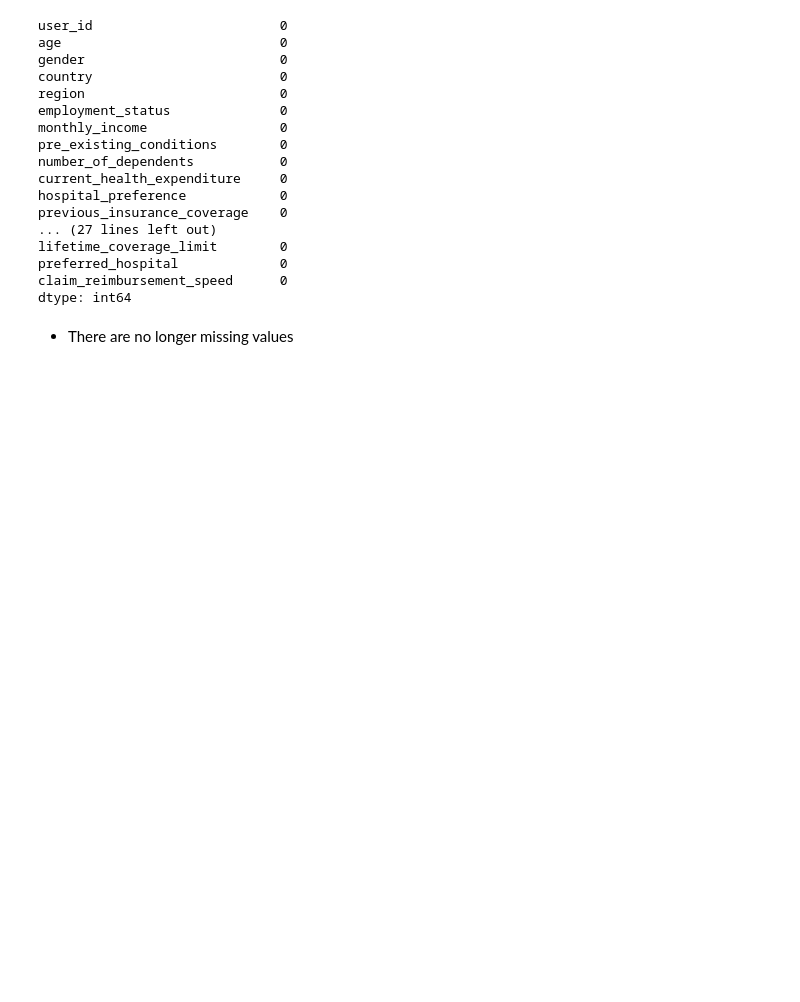
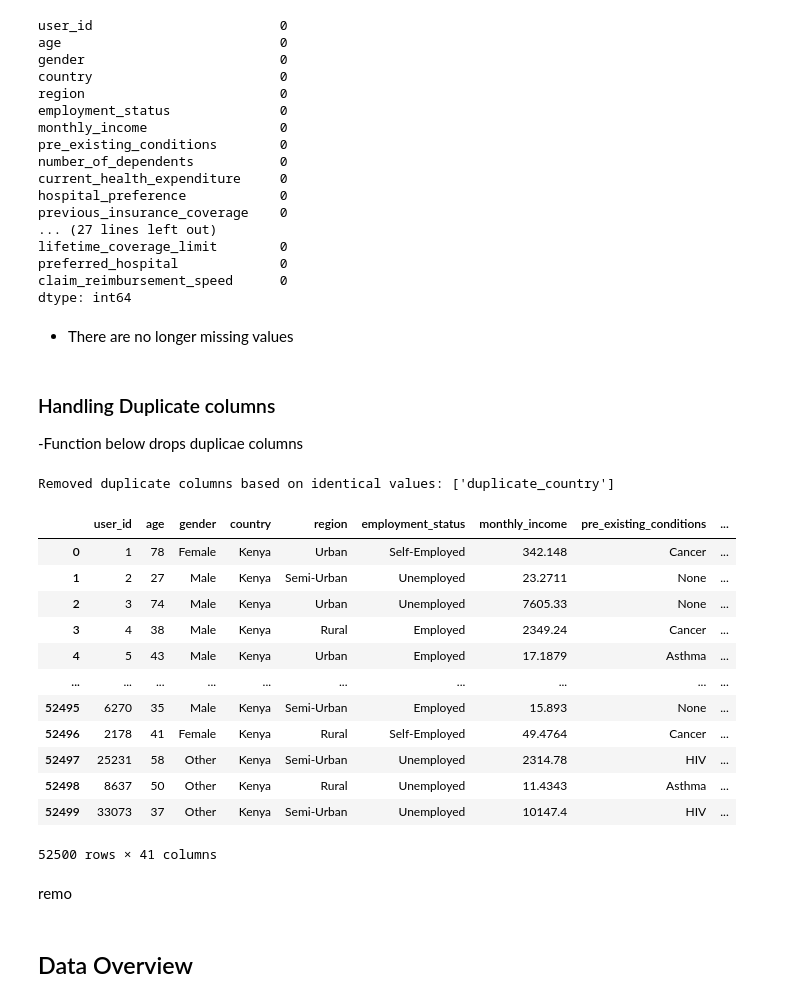
Before and after one commit to ruth-kitasi/Health-Insurance-Recommender-System, a Jupyter notebook: Notebooks/leo.ipynb, the cells around one changed output. Saved outputs shown, nothing was run; the diff lists cells and outputs as text; code cells hidden in the pictures; blank space fills up the shorter version.

Commit message:
update data cleaning: drop duplicate columns

```diff
--- a/Notebooks/leo.ipynb
+++ b/Notebooks/leo.ipynb
@@ -243,3 +243,50 @@ claim_reimbursement_speed      0
 dtype: int64
 # %% [markdown]
 - There are no longer missing values
+# %% [markdown]
+### Handling Duplicate columns
+-Function below drops duplicae columns
+# %%
+def remove_duplicate_columns_by_values(df):
+    """
+    Removes duplicate columns in a DataFrame based on identical values.
+    Prints the names of removed columns.
+
+    Parameters:
+        df (pd.DataFrame): The input DataFrame.
+
+    Returns:
+        pd.DataFrame: A DataFrame with duplicate columns removed.
+    """
+    duplicate_cols = []
+    df_T = df.T.drop_duplicates().T  # Transpose, drop duplicates, then transpose back
+
+    for col in df.columns:
+        if col not in df_T.columns:
+            duplicate_cols.append(col)
+
+    if duplicate_cols:
+        print("Removed duplicate columns based on identical values:", duplicate_cols)
+
+    return df_T
+# %%
+remove_duplicate_columns_by_values(df)
+# %% [output]
+Removed duplicate columns based on identical values: ['duplicate_country']
+|  | user_id | age | gender | country | region | employment_status | monthly_income | pre_existing_conditions | ... |
+| 0 | 1 | 78 | Female | Kenya | Urban | Self-Employed | 342.148 | Cancer | ... |
+| 1 | 2 | 27 | Male | Kenya | Semi-Urban | Unemployed | 23.2711 | None | ... |
+| 2 | 3 | 74 | Male | Kenya | Urban | Unemployed | 7605.33 | None | ... |
+| 3 | 4 | 38 | Male | Kenya | Rural | Employed | 2349.24 | Cancer | ... |
+| 4 | 5 | 43 | Male | Kenya | Urban | Employed | 17.1879 | Asthma | ... |
+| ... | ... | ... | ... | ... | ... | ... | ... | ... | ... |
+| 52495 | 6270 | 35 | Male | Kenya | Semi-Urban | Employed | 15.893 | None | ... |
+| 52496 | 2178 | 41 | Female | Kenya | Rural | Self-Employed | 49.4764 | Cancer | ... |
+| 52497 | 25231 | 58 | Other | Kenya | Semi-Urban | Unemployed | 2314.78 | HIV | ... |
+| 52498 | 8637 | 50 | Other | Kenya | Rural | Unemployed | 11.4343 | Asthma | ... |
+| 52499 | 33073 | 37 | Other | Kenya | Semi-Urban | Unemployed | 10147.4 | HIV | ... |
+52500 rows × 41 columns
+# %% [markdown]
+remo
+# %% [markdown]
+## Data Overview
```
Also changed, not shown: parts of 2 cells of this notebook.
